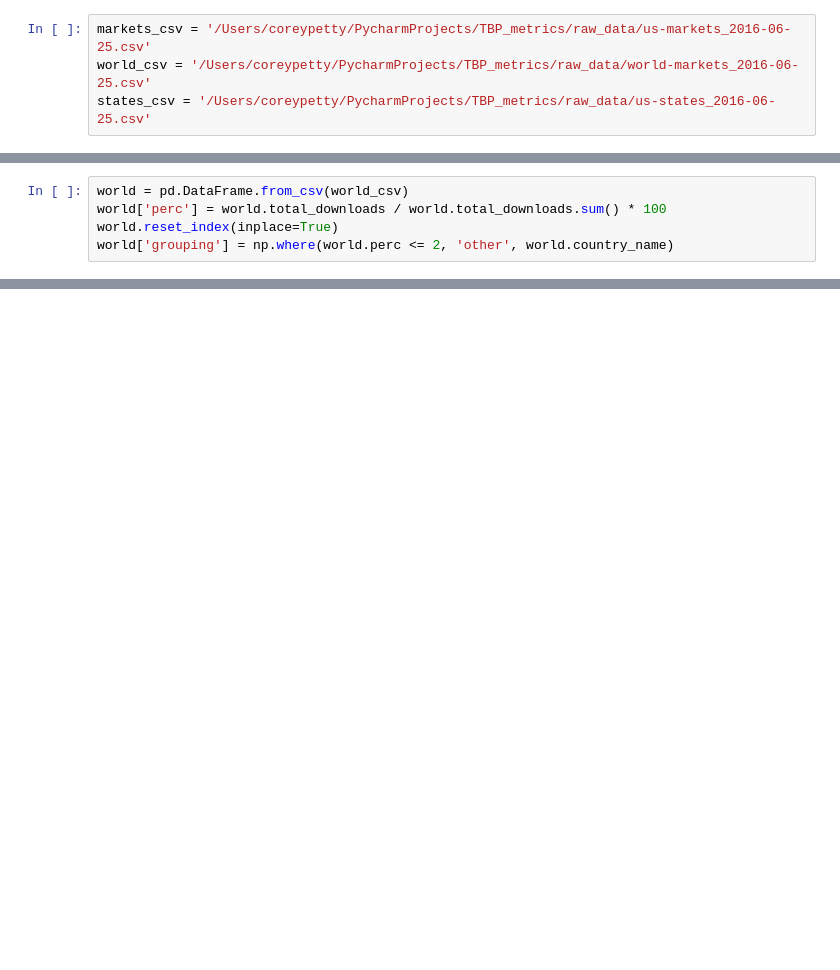
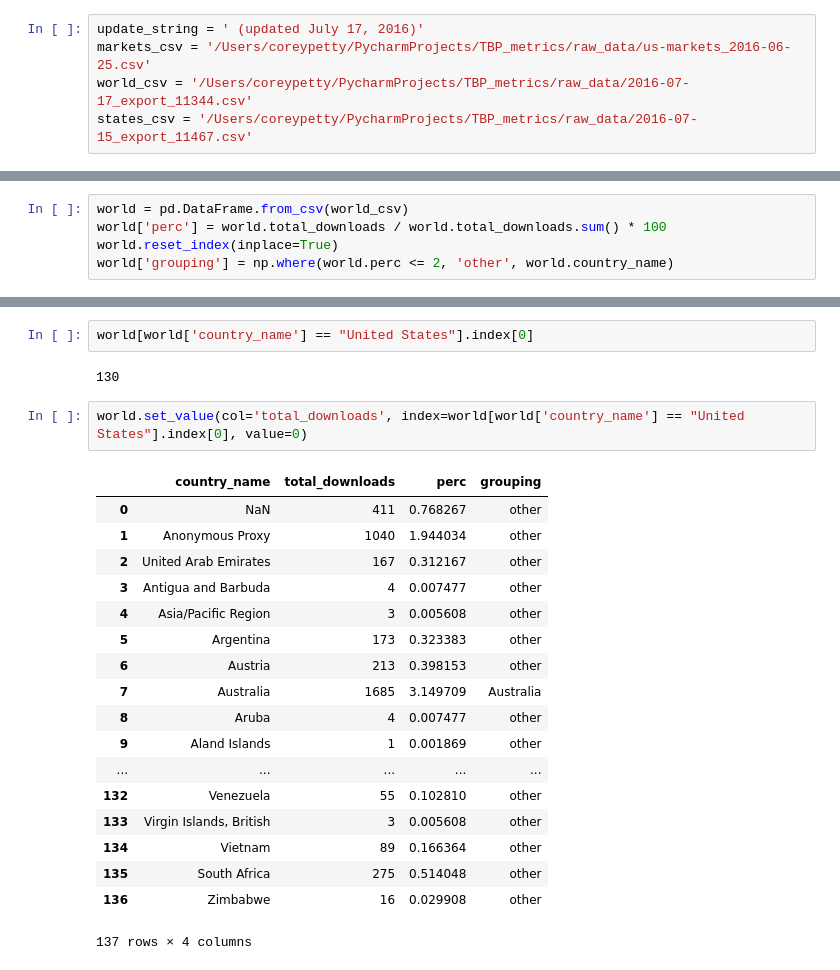
Before and after one commit to corpetty/TBP_metrics, a Jupyter notebook: Exploring-geo.ipynb, the cells around one changed output, grey strips where cells are left out. Saved outputs shown, nothing was run; the diff lists cells and outputs as text; blank space fills up the shorter version.

Commit message:
data updates

```diff
--- a/Exploring-geo.ipynb
+++ b/Exploring-geo.ipynb
@@ -26,7 +25,8 @@ cf.go_offline()
 # %%
+update_string = ' (updated July 17, 2016)'
 markets_csv = '/Users/coreypetty/PycharmProjects/TBP_metrics/raw_data/us-markets_2016-06-25.csv'
-world_csv = '/Users/coreypetty/PycharmProjects/TBP_metrics/raw_data/world-markets_2016-06-25.csv'
-states_csv = '/Users/coreypetty/PycharmProjects/TBP_metrics/raw_data/us-states_2016-06-25.csv'
+world_csv = '/Users/coreypetty/PycharmProjects/TBP_metrics/raw_data/2016-07-17_export_11344.csv'
+states_csv = '/Users/coreypetty/PycharmProjects/TBP_metrics/raw_data/2016-07-15_export_11467.csv'
 # %%
 markets = pd.DataFrame.from_csv(markets_csv)
 markets['perc'] = markets.total_downloads / markets.total_downloads.sum() * 100
@@ -66,0 +89,25 @@ world.groupby('grouping').sum().reset_index().iplot(kind='pie', labels='grouping
+# %%
+world[world['country_name'] == "United States"].index[0]
+# %% [output]
+130
+# %%
+world.set_value(col='total_downloads', index=world[world['country_name'] == "United States"].index[0], value=0)
+# %% [output]
+|  | country_name | total_downloads | perc | grouping |
+| 0 | NaN | 411 | 0.768267 | other |
+| 1 | Anonymous Proxy | 1040 | 1.944034 | other |
+| 2 | United Arab Emirates | 167 | 0.312167 | other |
+| 3 | Antigua and Barbuda | 4 | 0.007477 | other |
+| 4 | Asia/Pacific Region | 3 | 0.005608 | other |
+| 5 | Argentina | 173 | 0.323383 | other |
+| 6 | Austria | 213 | 0.398153 | other |
+| 7 | Australia | 1685 | 3.149709 | Australia |
+| 8 | Aruba | 4 | 0.007477 | other |
+| 9 | Aland Islands | 1 | 0.001869 | other |
+| ... | ... | ... | ... | ... |
+| 132 | Venezuela | 55 | 0.102810 | other |
+| 133 | Virgin Islands, British | 3 | 0.005608 | other |
+| 134 | Vietnam | 89 | 0.166364 | other |
+| 135 | South Africa | 275 | 0.514048 | other |
+| 136 | Zimbabwe | 16 | 0.029908 | other |
+137 rows × 4 columns
```
Also changed, not shown: parts of 6 cells of this notebook, 19 other files.
